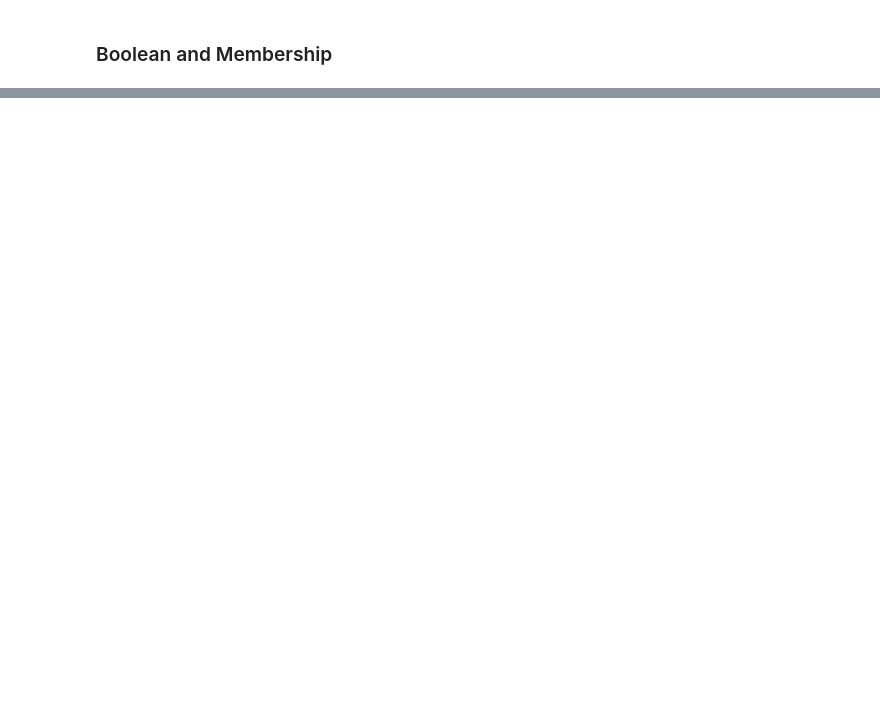
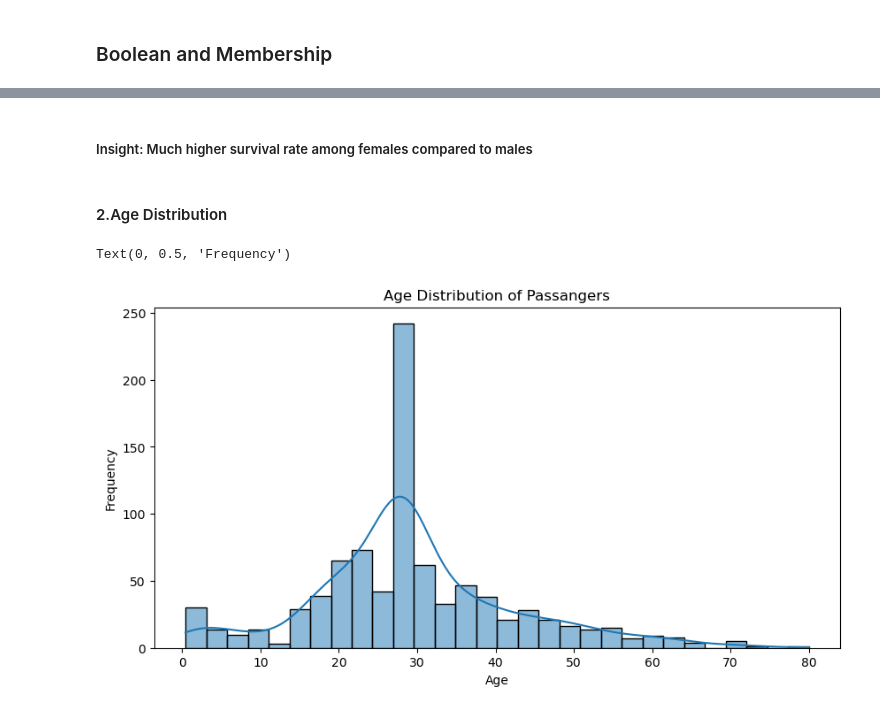
Before and after one commit to Ambily313/Titanic-Pandas-EDA, a Jupyter notebook: Titanic_Eda.ipynb, the cells around one changed output, grey strips where cells are left out. Saved outputs shown, nothing was run; the diff lists cells and outputs as text; code cells hidden in the pictures; blank space fills up the shorter version.

```diff
--- a/Titanic_Eda.ipynb
+++ b/Titanic_Eda.ipynb
@@ -586,0 +716,13 @@ Check if any passenger is older than 80.
+# %% [markdown]
+##### Insight: Much higher survival rate among females compared to males
+# %% [markdown]
+#### 2.Age Distribution
+# %%
+plt.figure(figsize=(10,5))
+sns.histplot(df['Age'].dropna(),bins=30,kde=True)
+plt.title("Age Distribution of Passangers")
+plt.xlabel('Age')
+plt.ylabel('Frequency')
+# %% [output]
+Text(0, 0.5, 'Frequency')
+[figure, added]
```
Also changed, not shown: parts of 30 cells of this notebook.
